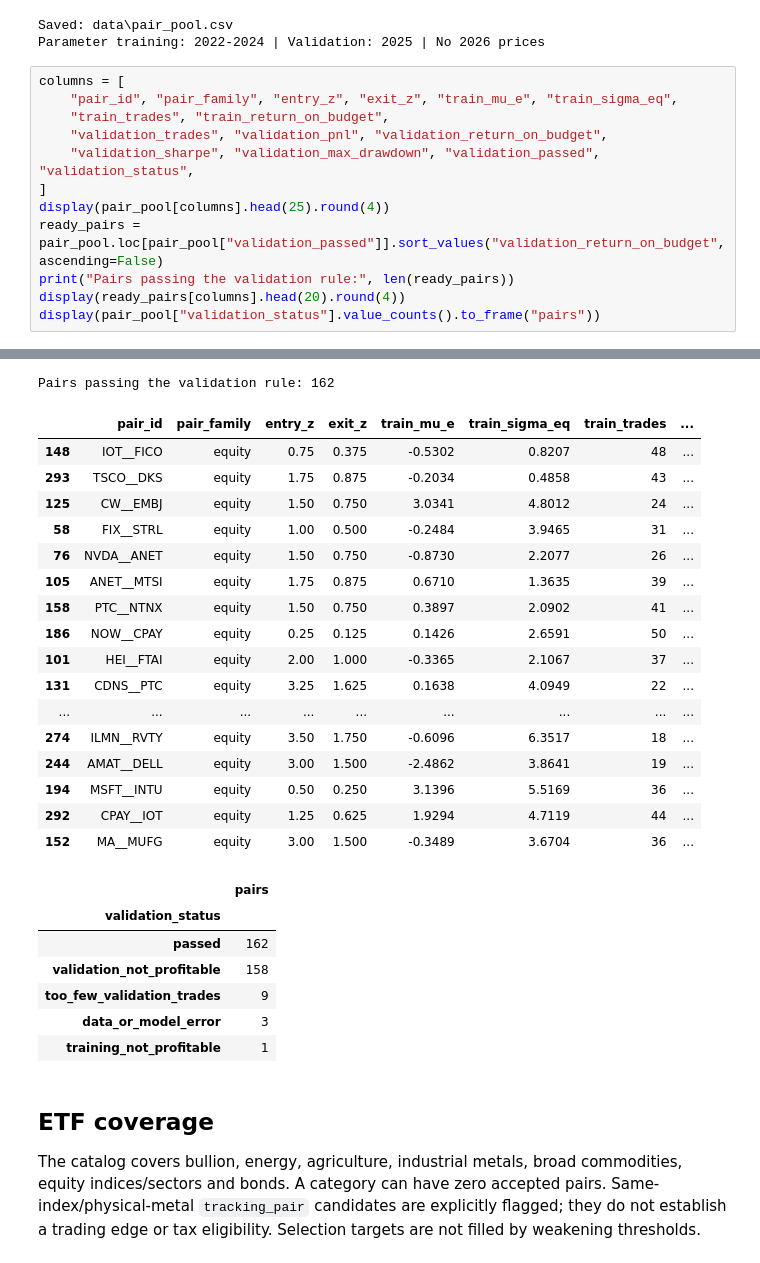
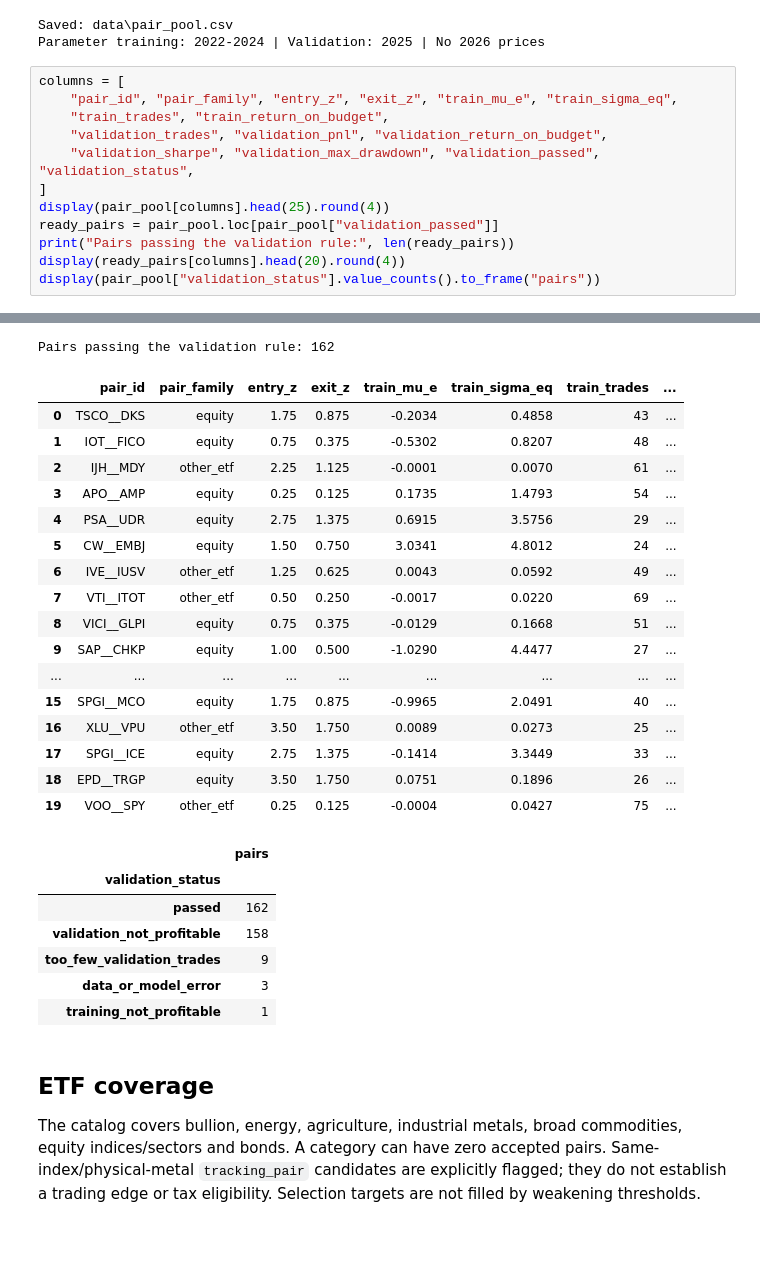
Before and after one commit to asd1354403003/Long-Short-Tax-Saving, a Jupyter notebook: pair_pool.ipynb, the cells around one changed output, grey strips where cells are left out. Saved outputs shown, nothing was run; the diff lists cells and outputs as text.

```diff
--- a/pair_pool.ipynb
+++ b/pair_pool.ipynb
@@ -86,7 +86,7 @@ columns = [
     "validation_sharpe", "validation_max_drawdown", "validation_passed", "validation_status",
 ]
 display(pair_pool[columns].head(25).round(4))
-ready_pairs = pair_pool.loc[pair_pool["validation_passed"]].sort_values("validation_return_on_budget", ascending=False)
+ready_pairs = pair_pool.loc[pair_pool["validation_passed"]]
 print("Pairs passing the validation rule:", len(ready_pairs))
 display(ready_pairs[columns].head(20).round(4))
 display(pair_pool["validation_status"].value_counts().to_frame("pairs"))
@@ -111,21 +111,21 @@ display(pair_pool["validation_status"].value_counts().to_frame("pairs"))
 Pairs passing the validation rule: 162
 |  | pair_id | pair_family | entry_z | exit_z | train_mu_e | train_sigma_eq | train_trades | ... |
-| 148 | IOT__FICO | equity | 0.75 | 0.375 | -0.5302 | 0.8207 | 48 | ... |
-| 293 | TSCO__DKS | equity | 1.75 | 0.875 | -0.2034 | 0.4858 | 43 | ... |
-| 125 | CW__EMBJ | equity | 1.50 | 0.750 | 3.0341 | 4.8012 | 24 | ... |
-| 58 | FIX__STRL | equity | 1.00 | 0.500 | -0.2484 | 3.9465 | 31 | ... |
-| 76 | NVDA__ANET | equity | 1.50 | 0.750 | -0.8730 | 2.2077 | 26 | ... |
-| 105 | ANET__MTSI | equity | 1.75 | 0.875 | 0.6710 | 1.3635 | 39 | ... |
-| 158 | PTC__NTNX | equity | 1.50 | 0.750 | 0.3897 | 2.0902 | 41 | ... |
-| 186 | NOW__CPAY | equity | 0.25 | 0.125 | 0.1426 | 2.6591 | 50 | ... |
-| 101 | HEI__FTAI | equity | 2.00 | 1.000 | -0.3365 | 2.1067 | 37 | ... |
-| 131 | CDNS__PTC | equity | 3.25 | 1.625 | 0.1638 | 4.0949 | 22 | ... |
+| 0 | TSCO__DKS | equity | 1.75 | 0.875 | -0.2034 | 0.4858 | 43 | ... |
+| 1 | IOT__FICO | equity | 0.75 | 0.375 | -0.5302 | 0.8207 | 48 | ... |
+| 2 | IJH__MDY | other_etf | 2.25 | 1.125 | -0.0001 | 0.0070 | 61 | ... |
+| 3 | APO__AMP | equity | 0.25 | 0.125 | 0.1735 | 1.4793 | 54 | ... |
+| 4 | PSA__UDR | equity | 2.75 | 1.375 | 0.6915 | 3.5756 | 29 | ... |
+| 5 | CW__EMBJ | equity | 1.50 | 0.750 | 3.0341 | 4.8012 | 24 | ... |
+| 6 | IVE__IUSV | other_etf | 1.25 | 0.625 | 0.0043 | 0.0592 | 49 | ... |
+| 7 | VTI__ITOT | other_etf | 0.50 | 0.250 | -0.0017 | 0.0220 | 69 | ... |
+| 8 | VICI__GLPI | equity | 0.75 | 0.375 | -0.0129 | 0.1668 | 51 | ... |
+| 9 | SAP__CHKP | equity | 1.00 | 0.500 | -1.0290 | 4.4477 | 27 | ... |
 | ... | ... | ... | ... | ... | ... | ... | ... | ... |
-| 274 | ILMN__RVTY | equity | 3.50 | 1.750 | -0.6096 | 6.3517 | 18 | ... |
-| 244 | AMAT__DELL | equity | 3.00 | 1.500 | -2.4862 | 3.8641 | 19 | ... |
-| 194 | MSFT__INTU | equity | 0.50 | 0.250 | 3.1396 | 5.5169 | 36 | ... |
-| 292 | CPAY__IOT | equity | 1.25 | 0.625 | 1.9294 | 4.7119 | 44 | ... |
-| 152 | MA__MUFG | equity | 3.00 | 1.500 | -0.3489 | 3.6704 | 36 | ... |
+| 15 | SPGI__MCO | equity | 1.75 | 0.875 | -0.9965 | 2.0491 | 40 | ... |
+| 16 | XLU__VPU | other_etf | 3.50 | 1.750 | 0.0089 | 0.0273 | 25 | ... |
+| 17 | SPGI__ICE | equity | 2.75 | 1.375 | -0.1414 | 3.3449 | 33 | ... |
+| 18 | EPD__TRGP | equity | 3.50 | 1.750 | 0.0751 | 0.1896 | 26 | ... |
+| 19 | VOO__SPY | other_etf | 0.25 | 0.125 | -0.0004 | 0.0427 | 75 | ... |
 |  | pairs |
 | validation_status |  |
 | passed | 162 |
```
Also changed, not shown: parts of 1 cell of this notebook, 4 other files.
